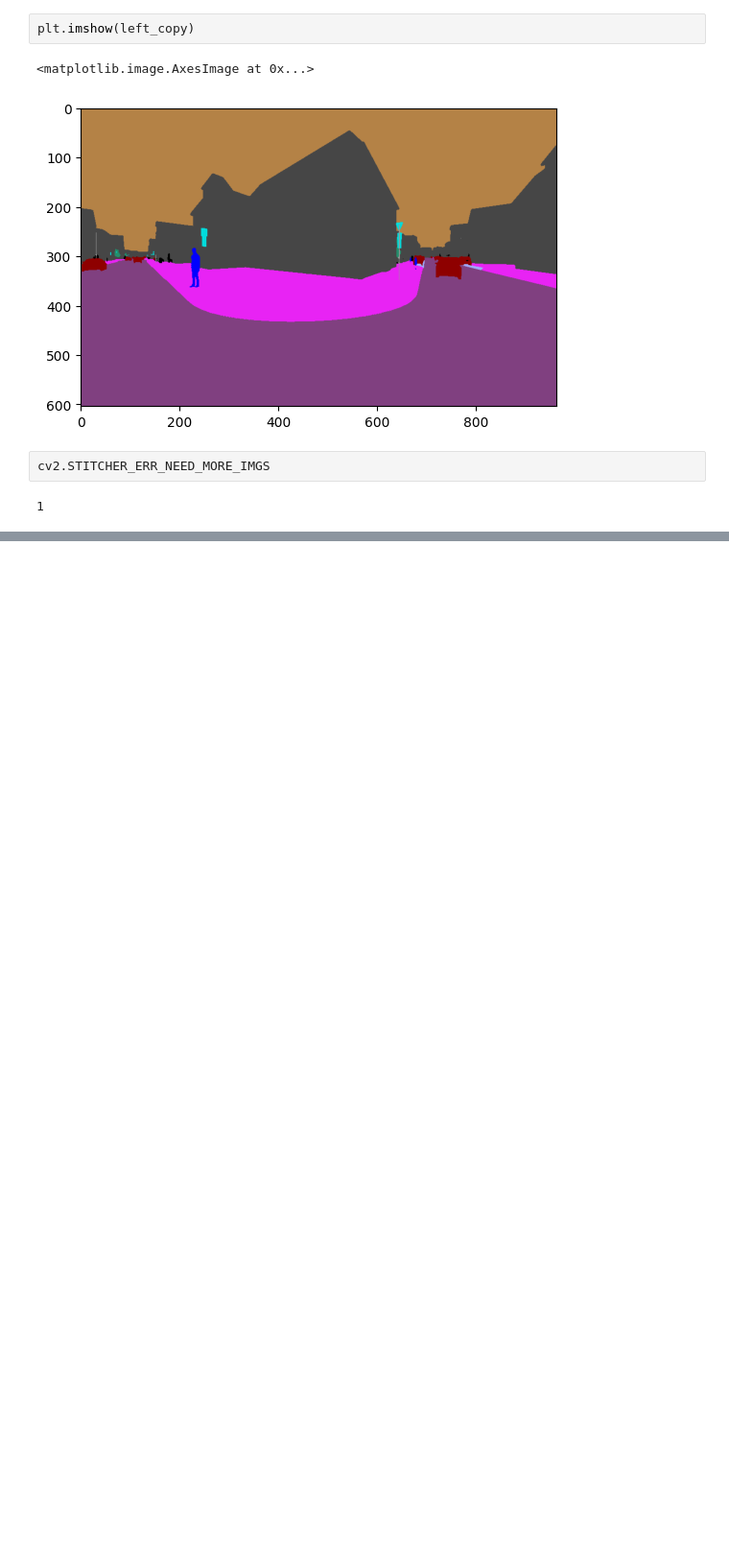
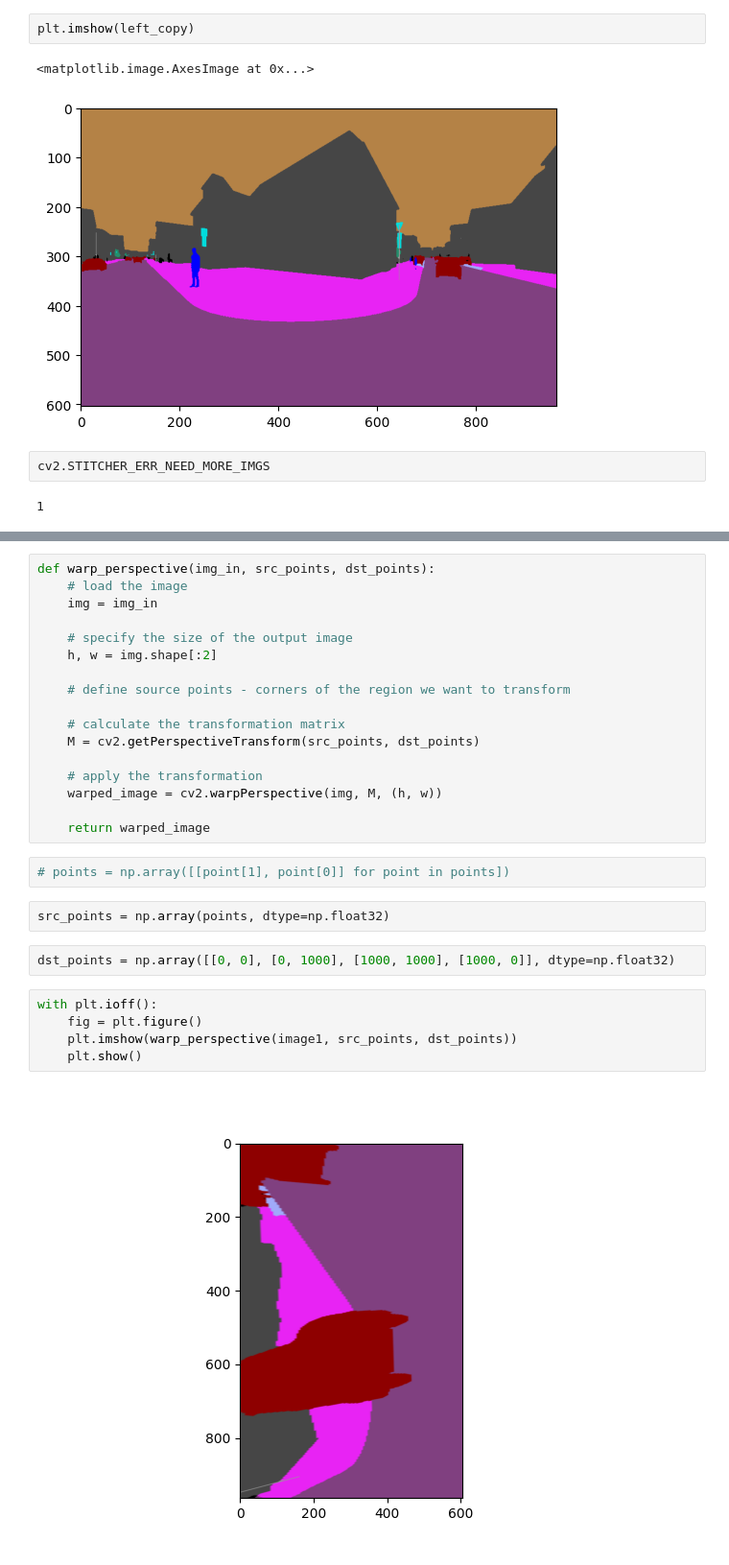
Before and after one commit to wuyasan/CVFinalProject, a Jupyter notebook: notebooks/eda.ipynb, the cells around one changed output, grey strips where cells are left out. Shown at 96% size. Saved outputs shown, nothing was run; the diff lists cells and outputs as text; blank space fills up the shorter version.

```diff
--- a/notebooks/eda.ipynb
+++ b/notebooks/eda.ipynb
@@ -122,0 +174,30 @@ cv2.STITCHER_ERR_NEED_MORE_IMGS
+# %%
+def warp_perspective(img_in, src_points, dst_points):
+    # load the image
+    img = img_in
+
+    # specify the size of the output image
+    h, w = img.shape[:2]
+
+    # define source points - corners of the region we want to transform
+
+    # calculate the transformation matrix
+    M = cv2.getPerspectiveTransform(src_points, dst_points)
+
+    # apply the transformation
+    warped_image = cv2.warpPerspective(img, M, (h, w))
+
+    return warped_image
+# %%
+# points = np.array([[point[1], point[0]] for point in points])
+# %%
+src_points = np.array(points, dtype=np.float32)
+# %%
+dst_points = np.array([[0, 0], [0, 1000], [1000, 1000], [1000, 0]], dtype=np.float32)
+# %%
+with plt.ioff():
+    fig = plt.figure()
+    plt.imshow(warp_perspective(image1, src_points, dst_points))
+    plt.show()
+# %% [output]
+[figure, added]
```
Also changed, not shown: parts of 8 cells of this notebook.
